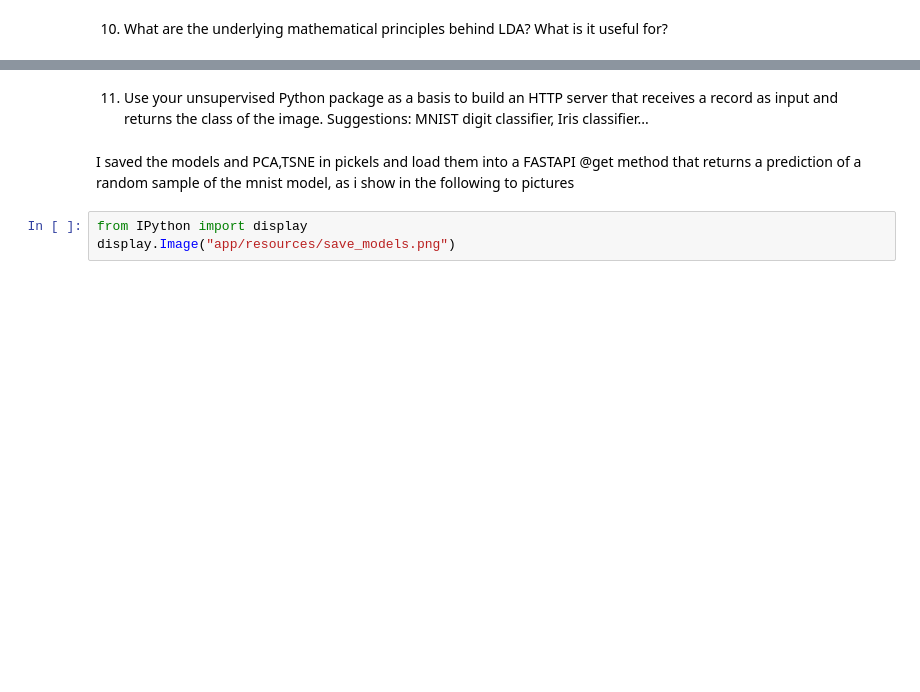
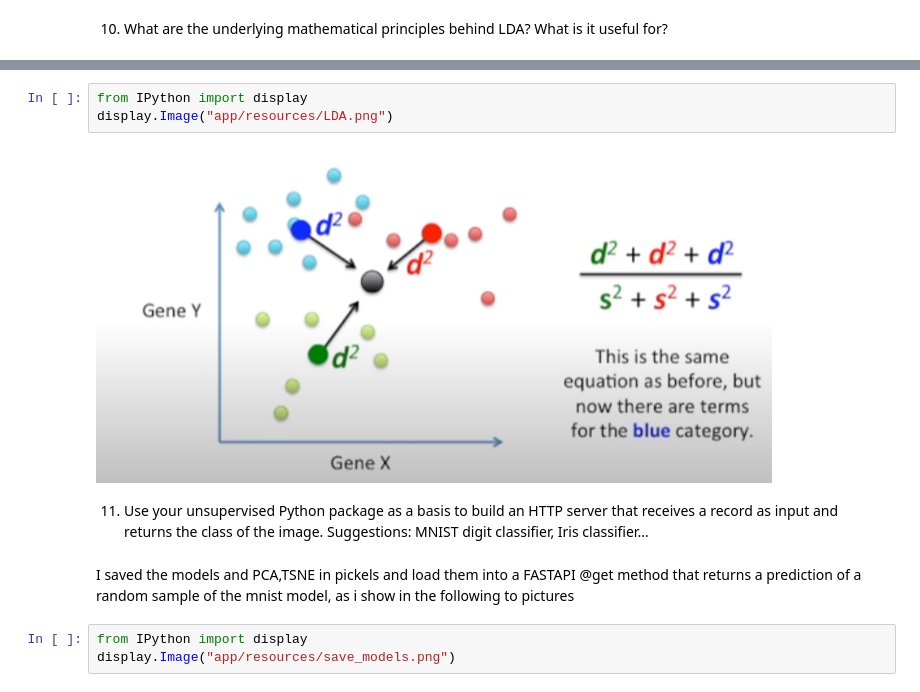
Before and after one commit to jmontoyavallejo/Image-Processing-and-Dimensionality-Reduction-raw-implementation-FastAPI, a Jupyter notebook: sumary.ipynb, the cells around one changed output, grey strips where cells are left out. Drawn from its saved outputs; the diff is of its cells as text; blank space fills up the shorter version.

```diff
--- a/sumary.ipynb
+++ b/sumary.ipynb
@@ -209,3 +227,8 @@ LDA (Latent Dirichlet Allocation) is a probabilistic model that is used to uncov
+# %%
+from IPython import display
+display.Image("app/resources/LDA.png")
+# %% [output]
+[figure, added]
 # %% [markdown]
 11. Use your unsupervised Python package as a basis to build an HTTP server that receives a record as input
 and returns the class of the image. Suggestions: MNIST digit classifier, Iris classifier...
```
Also changed, not shown: parts of 4 cells of this notebook, 5 other files.
